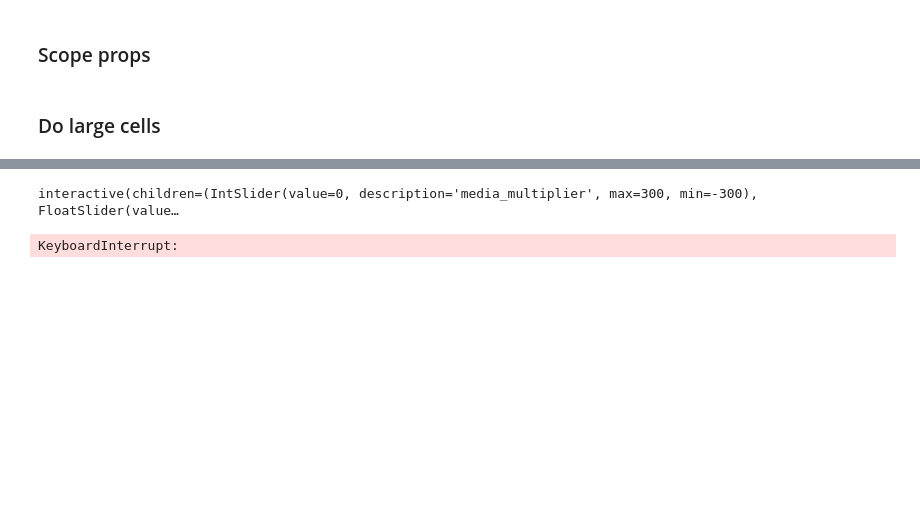
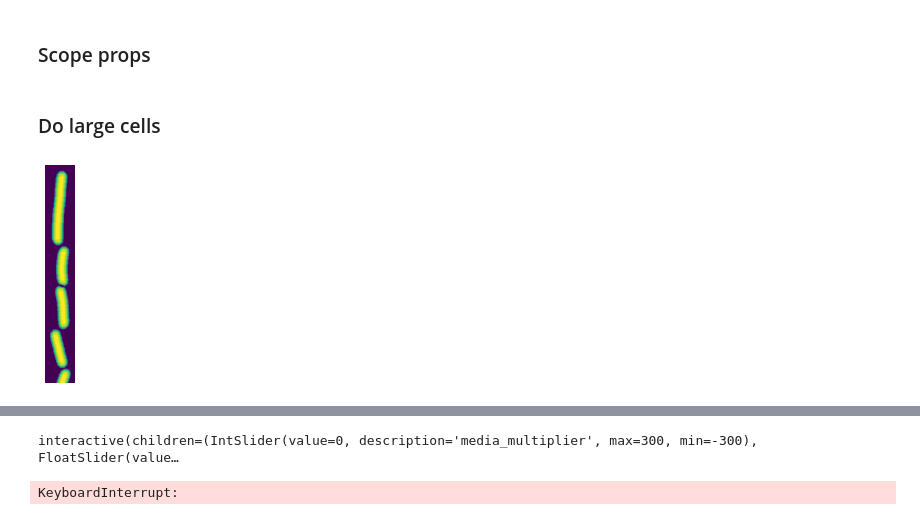
Before and after one commit to georgeoshardo/SyMBac, a Jupyter notebook: examples/Drawing_Phase_Contrast_Ph2_data.ipynb, the cells around one changed output, grey strips where cells are left out. Saved outputs shown, nothing was run; the diff lists cells and outputs as text; code cells hidden in the pictures; blank space fills up the shorter version.

```diff
--- a/examples/Drawing_Phase_Contrast_Ph2_data.ipynb
+++ b/examples/Drawing_Phase_Contrast_Ph2_data.ipynb
@@ -97,6 +89,12 @@ label_masks = True
 space_size = get_space_size(cell_timeseries_properties)
 scenes = Parallel(n_jobs=-1)(delayed(draw_scene)(
     cell_properties, do_transformation, mask_threshold, space_size, offset, label_masks) for cell_properties in tqdm(cell_timeseries_properties, desc='Scene Draw:'))
+# %%
+plt.imshow(scenes[29][0][20:500,50:115])
+plt.axis("off")
+plt.savefig("/home/georgeos/Insync/gh464@cam.ac.uk/Google Drive - Shared with me/Project_N--SyntheticMicrographs_MM/trench_OPL.pdf")
+# %% [output]
+[figure, added]
 # %%
 media_multiplier=30
 cell_multiplier=1
```
Also changed, not shown: parts of 8 cells of this notebook, 1 other file.
